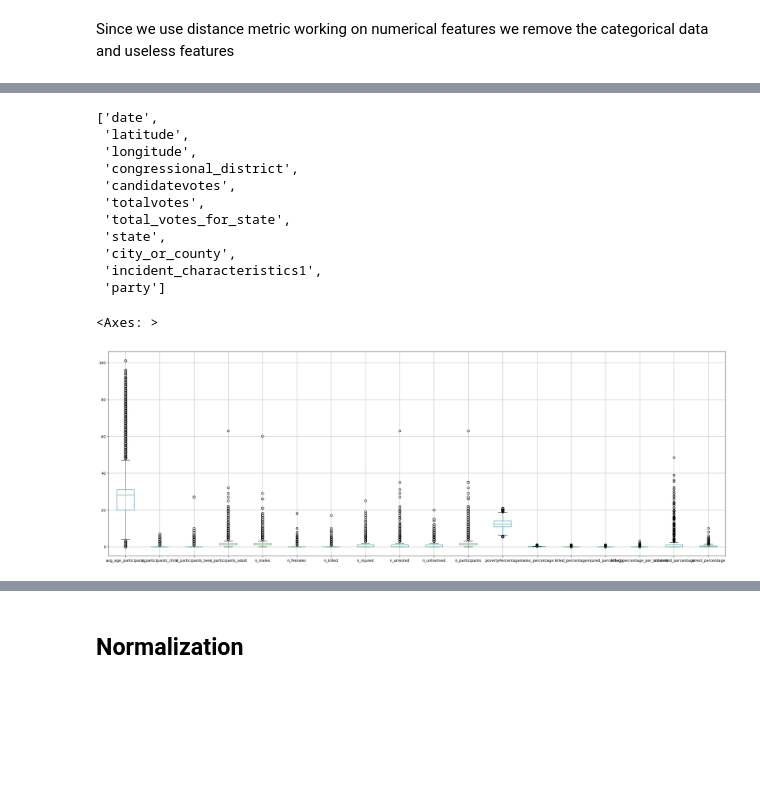
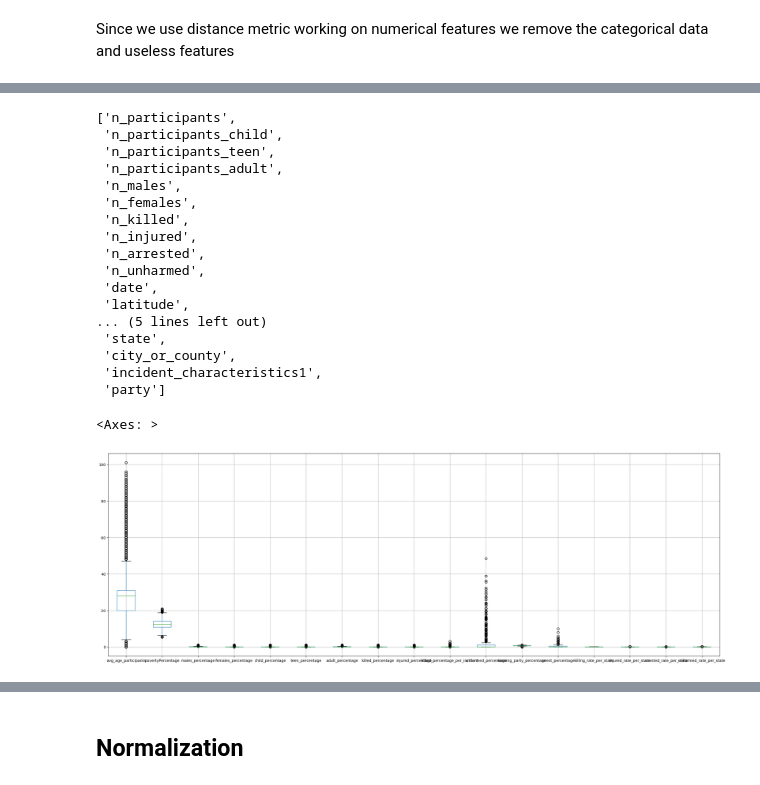
Before and after one commit to vezzusamu/dm-project, a Jupyter notebook: TASK2/preprocessing_for_clustering.ipynb, the cells around one changed output, grey strips where cells are left out. Drawn from its saved outputs; the diff is of its cells as text; code cells hidden in the pictures; blank space fills up the shorter version.

```diff
--- a/TASK2/preprocessing_for_clustering.ipynb
+++ b/TASK2/preprocessing_for_clustering.ipynb
@@ -55,17 +72,25 @@ Since we use distance metric working on numerical features we remove the categor
 # %%
-column_to_drop = ['date', 'latitude', 'longitude','congressional_district', 'candidatevotes', 'totalvotes', 'total_votes_for_state']
+column_to_drop = ['n_participants','n_participants_child', 'n_participants_teen',
+       'n_participants_adult', 'n_males', 'n_females', 'n_killed', 'n_injured',
+       'n_arrested', 'n_unharmed','date', 'latitude', 'longitude','congressional_district', 'candidatevotes', 'totalvotes', 'total_votes_for_state']
 for col in df.columns:
     if df[col].dtype == 'object':
        column_to_drop.append(col)
 column_to_drop
 # %% [output]
-['date',
+['n_participants',
+ 'n_participants_child',
+ 'n_participants_teen',
+ 'n_participants_adult',
+ 'n_males',
+ 'n_females',
+ 'n_killed',
+ 'n_injured',
+ 'n_arrested',
+ 'n_unharmed',
+ 'date',
  'latitude',
- 'longitude',
- 'congressional_district',
- 'candidatevotes',
- 'totalvotes',
- 'total_votes_for_state',
+... (5 lines left out)
  'state',
  'city_or_county',
  'incident_characteristics1',
@@ -73,7 +98,7 @@ column_to_drop
 # %%
 numeric_attributes = [item for item in df.columns if item not in column_to_drop]
 # %%
-df.boxplot(numeric_attributes, figsize=(30,10))
+#df.boxplot(numeric_attributes, figsize=(30,10))
 # %% [output]
 <Axes: >
-[figure, old version]
+[figure, new version]
```
Also changed, not shown: parts of 13 cells of this notebook, 4 other files.
